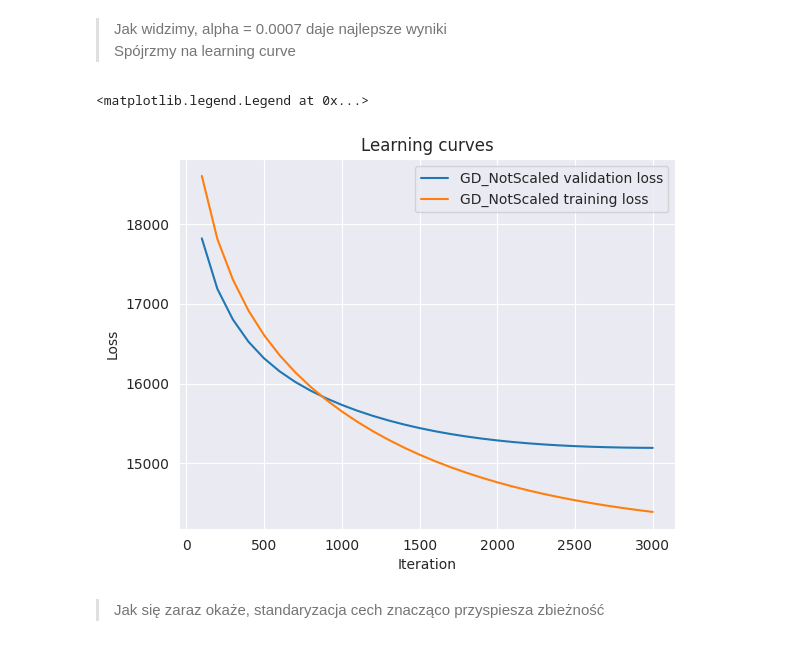
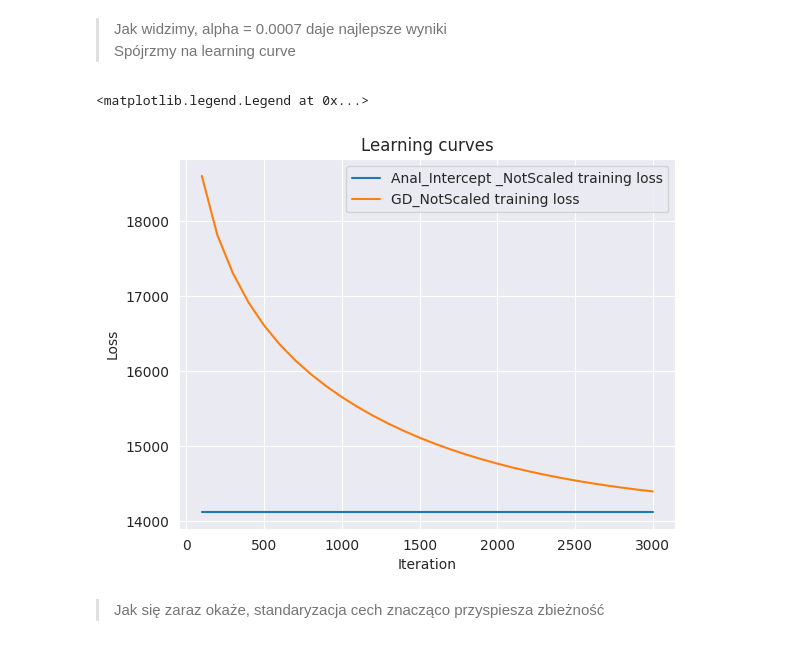
Before and after one commit to cieplypolar/linear-regression, a Jupyter notebook: main.ipynb, the cells around one changed output. Drawn from its saved outputs; the diff is of its cells as text; code cells hidden in the pictures.

```diff
--- a/main.ipynb
+++ b/main.ipynb
@@ -277,15 +282,15 @@ run_linear_regression_model(
 # %%
 steps = np.arange(1, STEPS_TO_PLOT + 1) * (EPOCHS // STEPS_TO_PLOT)
 
 fig, ax = plt.subplots()
-sns.lineplot(x = steps, y = history_GD_NotScaled, ax = ax, label='GD_NotScaled validation loss')
+sns.lineplot(x = steps, y = training_Anal_Intercept_NotScaled, ax = ax, label='Anal_Intercept _NotScaled training loss')
 sns.lineplot(x = steps, y = training_GD_NotScaled, ax = ax, label='GD_NotScaled training loss')
 ax.set(xlabel='Iteration', ylabel='Loss')
 ax.set_title('Learning curves')
 plt.legend()
 # %% [output]
 <matplotlib.legend.Legend at 0x...>
-[figure, old version]
+[figure, new version]
 # %% [markdown]
 > Jak się zaraz okaże, standaryzacja cech znacząco przyspiesza zbieżność
 # %%
```
Also changed, not shown: parts of 14 cells of this notebook, 16 other files.
